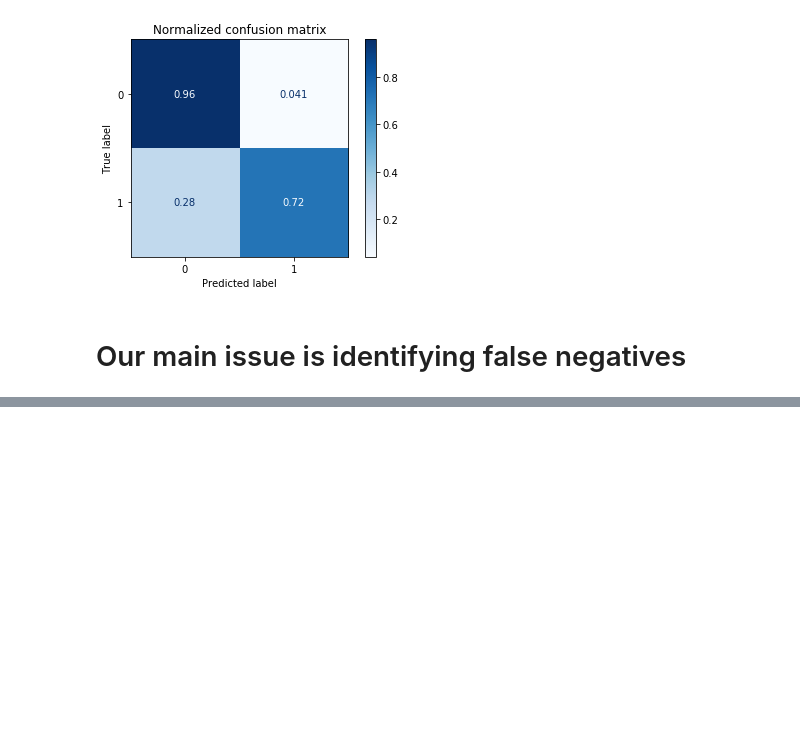
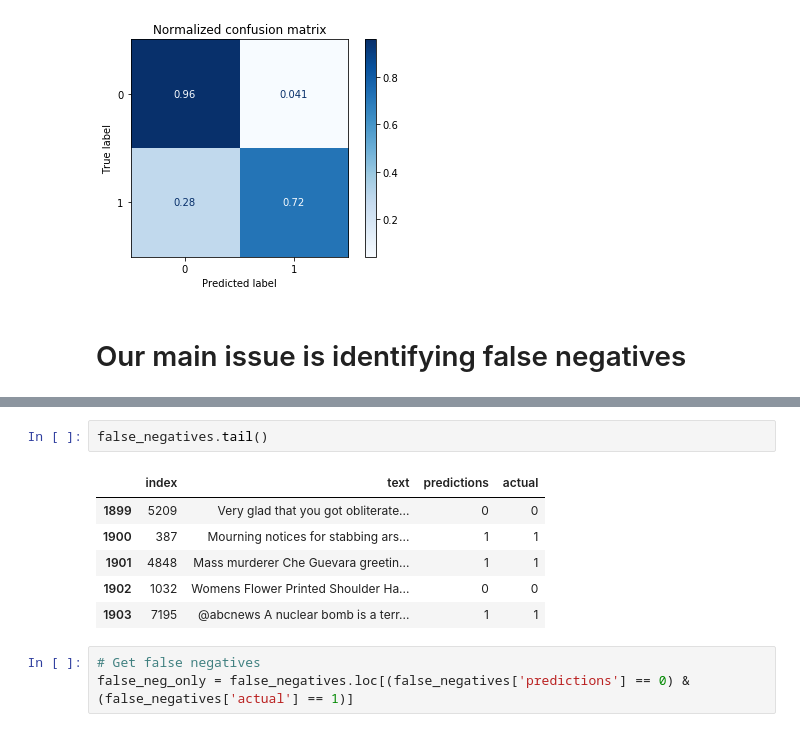
Before and after one commit to bruinAlex/disaster_tweet_kaggle, a Jupyter notebook: log_regression_tfidf.ipynb, the cells around one changed output, grey strips where cells are left out. Cells and saved outputs as stored; diff of their text form; blank space fills up the shorter version.

```diff
--- a/log_regression_tfidf.ipynb
+++ b/log_regression_tfidf.ipynb
@@ -321,0 +358,12 @@ Normalized confusion matrix
+# %%
+false_negatives.tail()
+# %% [output]
+|  | index | text | predictions | actual |
+| 1899 | 5209 | Very glad that you got obliterate... | 0 | 0 |
+| 1900 | 387 | Mourning notices for stabbing ars... | 1 | 1 |
+| 1901 | 4848 | Mass murderer Che Guevara greetin... | 1 | 1 |
+| 1902 | 1032 | Womens Flower Printed Shoulder Ha... | 0 | 0 |
+| 1903 | 7195 | @abcnews A nuclear bomb is a terr... | 1 | 1 |
+# %%
+# Get false negatives
+false_neg_only = false_negatives.loc[(false_negatives['predictions'] == 0) & (false_negatives['actual'] == 1)]
```
Also changed, not shown: parts of 12 cells of this notebook, 1 other file.
